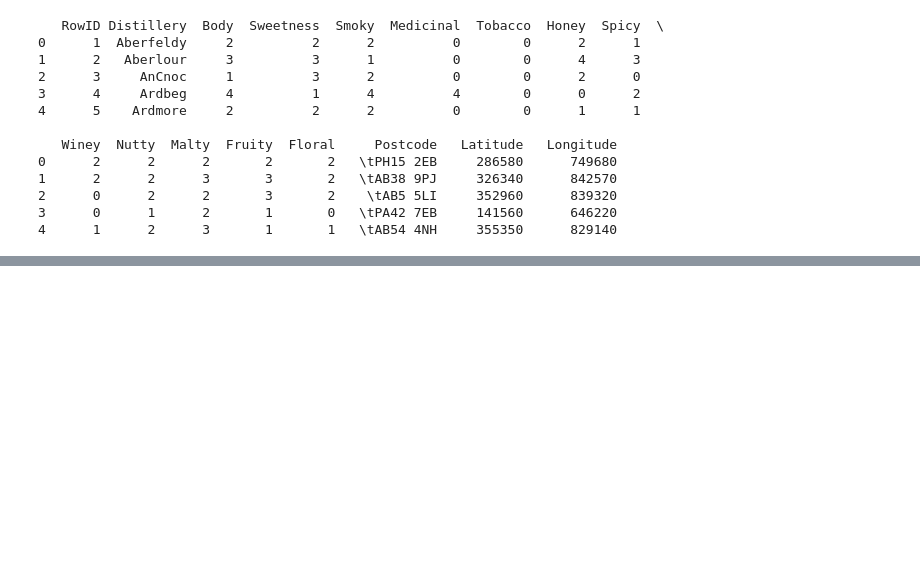
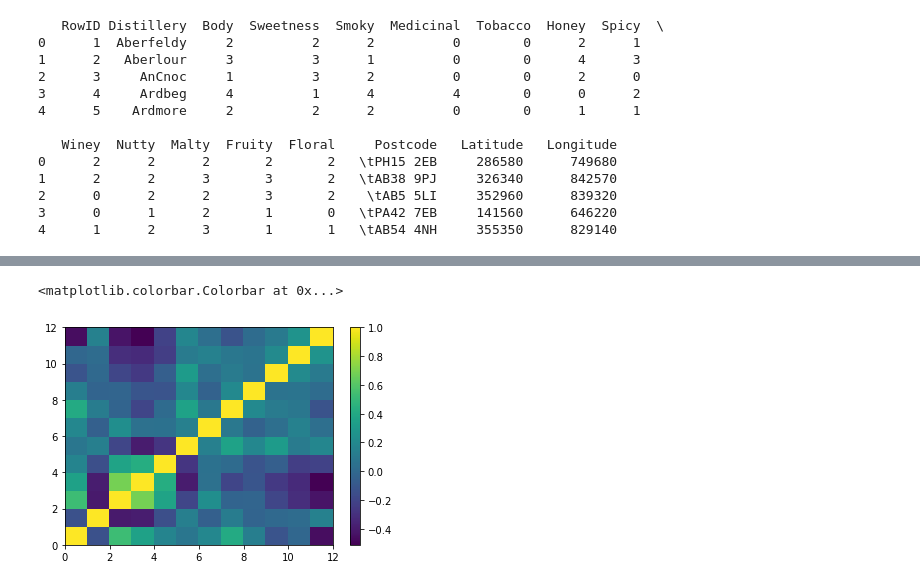
Before and after one commit to swleexz/TIL, a Jupyter notebook: 01_bigdata_ai_via_python/08_machine_learning.ipynb, the cells around one changed output, grey strips where cells are left out. Saved outputs shown, nothing was run; the diff lists cells and outputs as text; code cells hidden in the pictures; blank space fills up the shorter version.

```diff
--- a/01_bigdata_ai_via_python/08_machine_learning.ipynb
+++ b/01_bigdata_ai_via_python/08_machine_learning.ipynb
@@ -790,7 +790,7 @@ print(whisky.head())
 3      0      1      2       1       0   \tPA42 7EB     141560      646220
 4      1      2      3       1       1   \tAB54 4NH     355350      829140
 # %%
-whisky['region'] = pd.read_csv('tutorial/15/regions.txt')
+whisky['Region'] = pd.read_csv('tutorial/15/regions.txt')
 print(whisky.head())
 # %% [output]
    RowID Distillery  Body  Sweetness  Smoky  Medicinal  Tobacco  Honey  Spicy  \
@@ -815,0 +863,3 @@ print(whisky.head())
+# %%
+flavors = whisky.iloc[:, 2:14]
+print(flavors)
@@ -815,0 +889,4 @@ print(whisky.head())
+# %%
+# `corr()` 함수를 이용하여 상관관계 측정
+corr_flavors = pd.DataFrame.corr(flavors)
+print(corr_flavors)
@@ -815,0 +913,7 @@ print(whisky.head())
+# %%
+plt.pcolor(corr_flavors)
+plt.colorbar()
+# plt.savefig('whisky1')
+# %% [output]
+<matplotlib.colorbar.Colorbar at 0x...>
+[figure, added]
```
Also changed, not shown: parts of 34 cells of this notebook, 3 other files.
